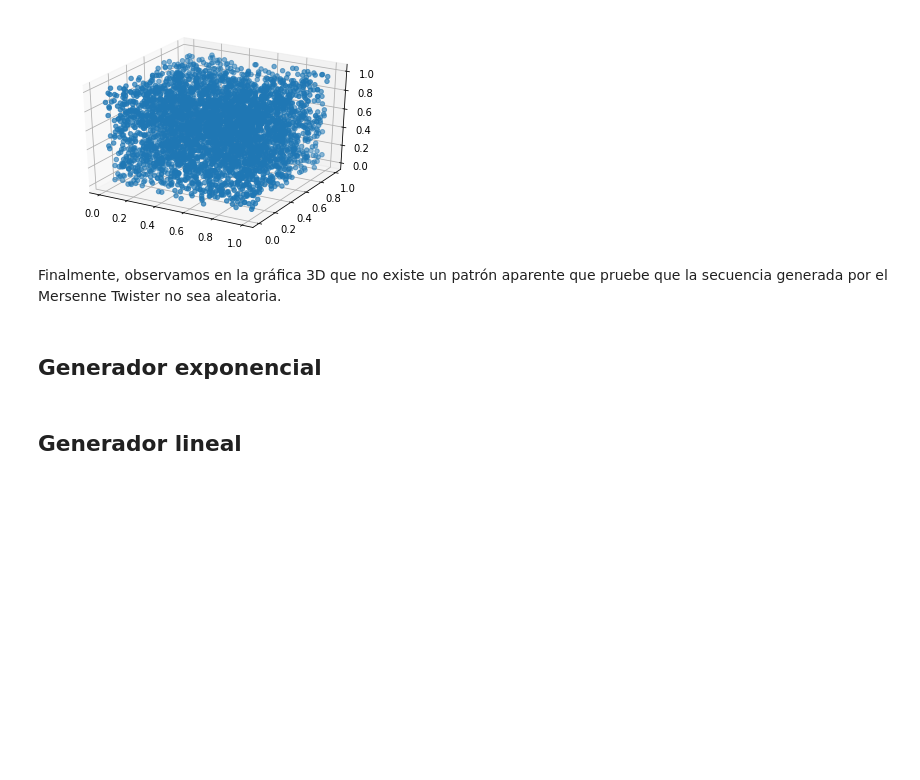
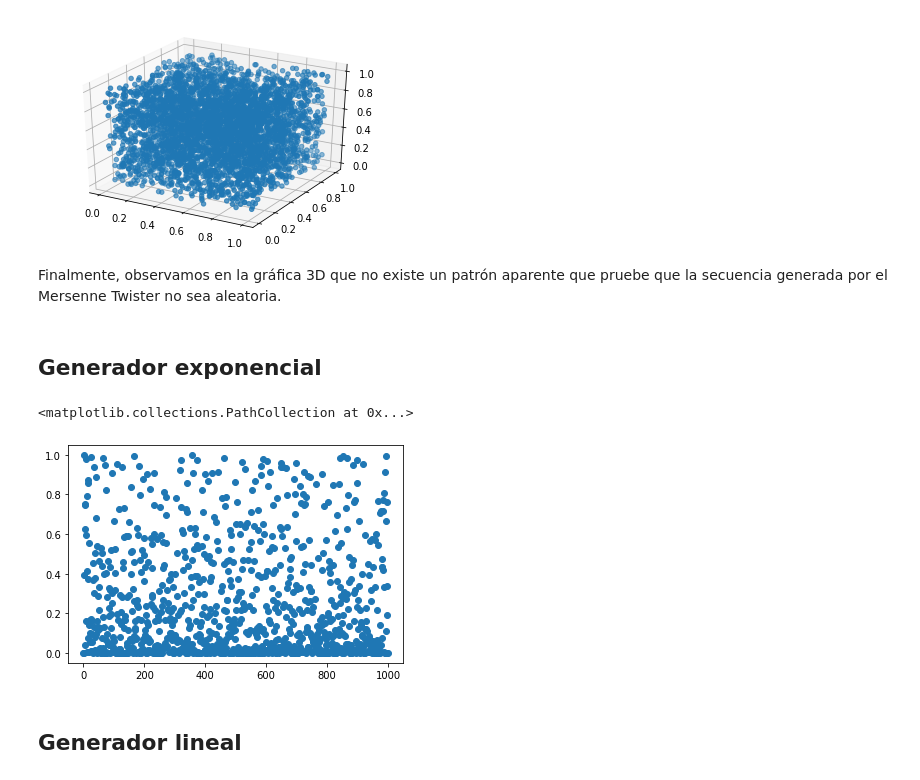
Before and after one commit to CR-Reyes/Fiscomp, a Jupyter notebook: RandomNumbers.ipynb, the cells around one changed output. Saved outputs shown, nothing was run; the diff lists cells and outputs as text; code cells hidden in the pictures; blank space fills up the shorter version.

```diff
--- a/RandomNumbers.ipynb
+++ b/RandomNumbers.ipynb
@@ -98,5 +108,17 @@ ax2.scatter(rand3D_mt[:,0], rand3D_mt[:,1], rand3D_mt[:,2])
 Finalmente, observamos en la gráfica 3D que no existe un patrón aparente que pruebe que la secuencia generada por el Mersenne Twister no sea aleatoria.
 # %% [markdown]
 ## Generador exponencial
+# %%
+def exp_inv(x):
+    return np.log(1-x)
+# %%
+rand1D_exp = np.zeros([12000, 1])
+for i in range(12000):
+    rand1D_exp[i] = np.exp(3*exp_inv(random.random()))
+# %%
+plt.scatter(np.arange(1000), rand1D_exp[:1000])
+# %% [output]
+<matplotlib.collections.PathCollection at 0x...>
+[figure, added]
 # %% [markdown]
 ## Generador lineal
```
Also changed, not shown: parts of 3 cells of this notebook.
